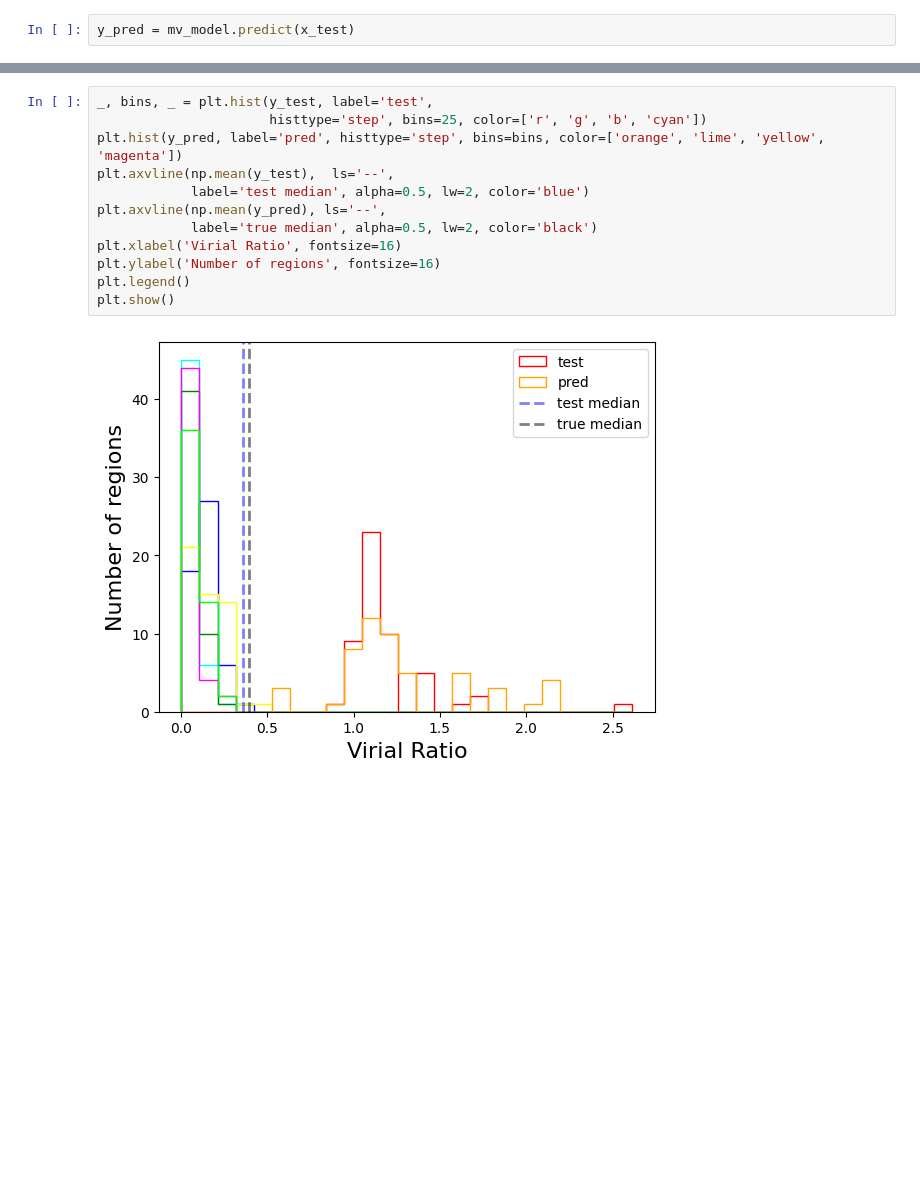
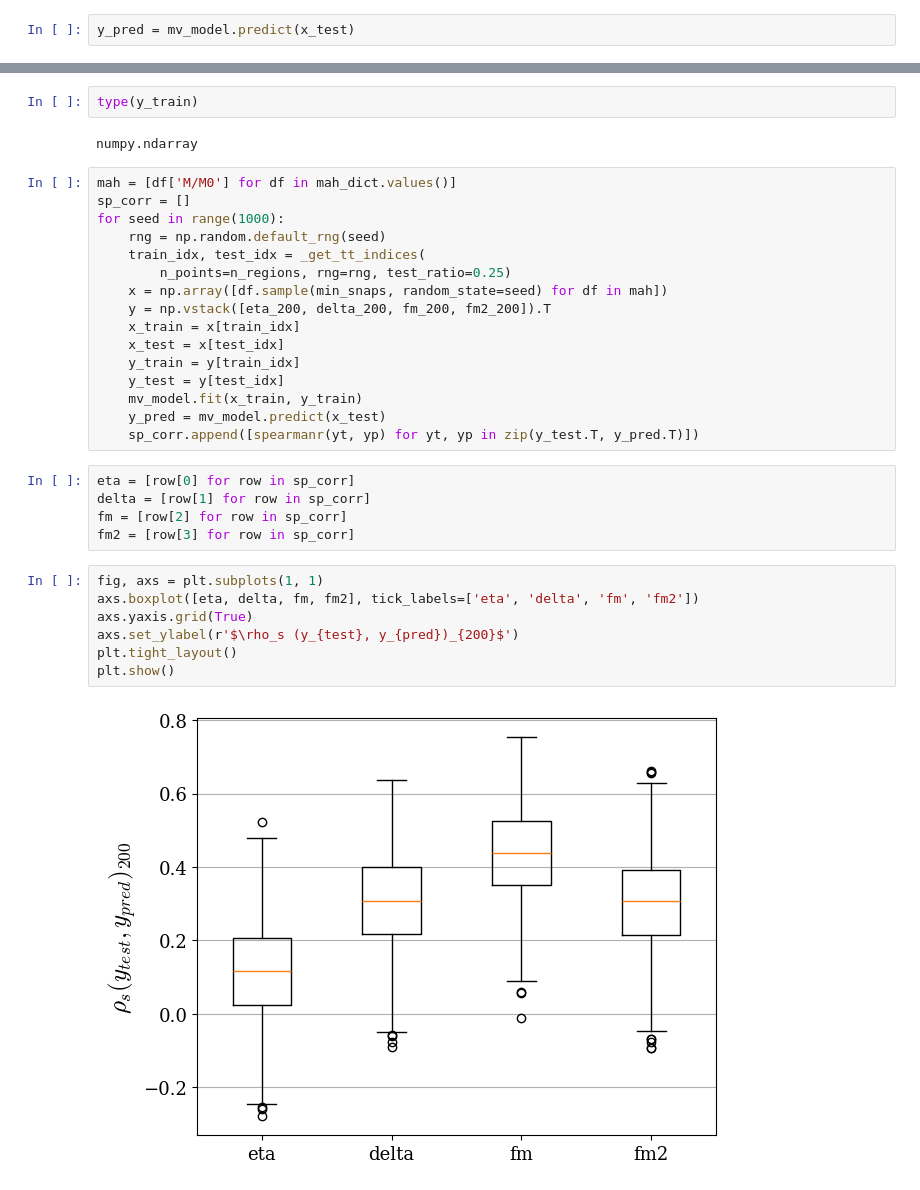
Before and after one commit to Kabelo-T/cluster_morph, a Jupyter notebook: multicam.ipynb, the cells around one changed output, grey strips where cells are left out. Saved outputs shown, nothing was run; the diff lists cells and outputs as text; blank space fills up the shorter version.

Commit message:
error bars for multivariable predictions

```diff
--- a/multicam.ipynb
+++ b/multicam.ipynb
@@ -128,14 +167,34 @@ fm2: 0.19846254592313864
-# %%
-_, bins, _ = plt.hist(y_test, label='test',
-                      histtype='step', bins=25, color=['r', 'g', 'b', 'cyan'])
-plt.hist(y_pred, label='pred', histtype='step', bins=bins, color=['orange', 'lime', 'yellow', 'magenta'])
-plt.axvline(np.mean(y_test),  ls='--',
-            label='test median', alpha=0.5, lw=2, color='blue')
-plt.axvline(np.mean(y_pred), ls='--',
-            label='true median', alpha=0.5, lw=2, color='black')
-plt.xlabel('Virial Ratio', fontsize=16)
-plt.ylabel('Number of regions', fontsize=16)
-plt.legend()
-plt.show()
-# %% [output]
-[figure, removed]
+# %%
+type(y_train)
+# %% [output]
+numpy.ndarray
+# %%
+mah = [df['M/M0'] for df in mah_dict.values()]
+sp_corr = []
+for seed in range(1000):
+    rng = np.random.default_rng(seed)
+    train_idx, test_idx = _get_tt_indices(
+        n_points=n_regions, rng=rng, test_ratio=0.25)
+    x = np.array([df.sample(min_snaps, random_state=seed) for df in mah])
+    y = np.vstack([eta_200, delta_200, fm_200, fm2_200]).T
+    x_train = x[train_idx]
+    x_test = x[test_idx]
+    y_train = y[train_idx]
+    y_test = y[test_idx]
+    mv_model.fit(x_train, y_train)
+    y_pred = mv_model.predict(x_test)
+    sp_corr.append([spearmanr(yt, yp) for yt, yp in zip(y_test.T, y_pred.T)])
+# %%
+eta = [row[0] for row in sp_corr]
+delta = [row[1] for row in sp_corr]
+fm = [row[2] for row in sp_corr]
+fm2 = [row[3] for row in sp_corr]
+# %%
+fig, axs = plt.subplots(1, 1)
+axs.boxplot([eta, delta, fm, fm2], tick_labels=['eta', 'delta', 'fm', 'fm2'])
+axs.yaxis.grid(True)
+axs.set_ylabel(r'$\rho_s (y_{test}, y_{pred})_{200}$')
+plt.tight_layout()
+plt.show()
+# %% [output]
+[figure, added]
```
Also changed, not shown: parts of 8 cells of this notebook.
